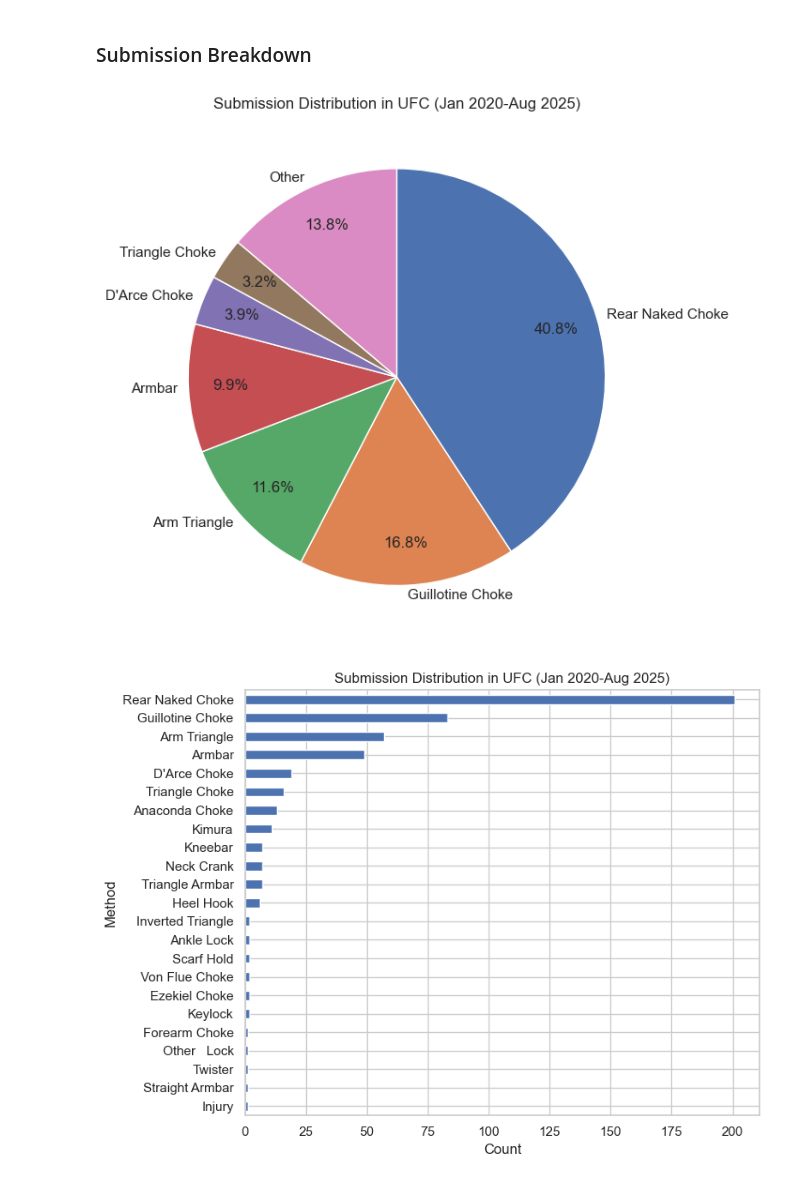
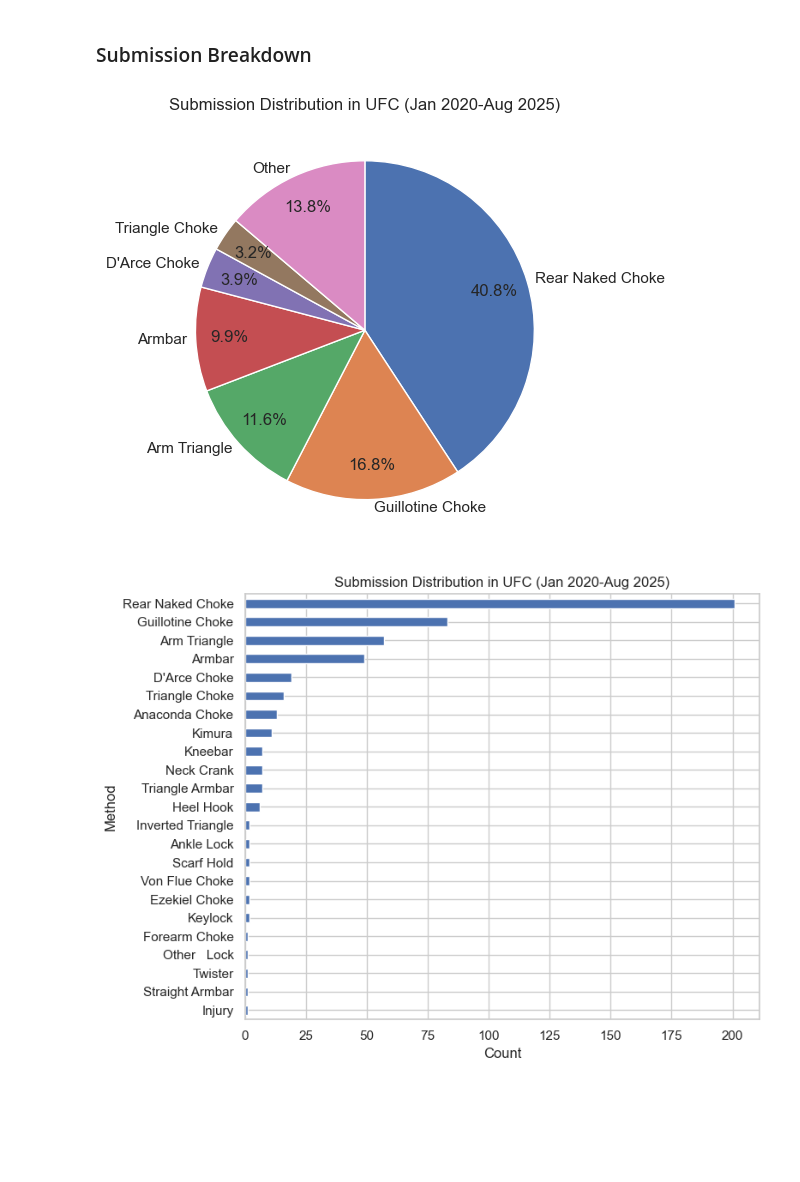
Before and after one commit to kevinxiao-1/UFC-Analysis, a Jupyter notebook: analysis_portfolio.ipynb, the cells around one changed output. Saved outputs shown, nothing was run; the diff lists cells and outputs as text; code cells hidden in the pictures; blank space fills up the shorter version.

```diff
--- a/analysis_portfolio_v2.ipynb
+++ b/analysis_portfolio.ipynb
@@ -228,37 +233,35 @@ labels = (subs
           .str.replace(r"^SUB\s*-\s*", "", regex=True)
           .str.replace("-", " ")
           .str.strip()
           .str.title())
 
 
 counts = labels.value_counts()
 
 # 5) Aggregate small categories to "Other" to reduce crowding
-min_share = 0.03  # 3% threshold; adjust as needed
+min_share = 0.03  # 3%
 share = counts / counts.sum()
 major = counts[share >= min_share]
 other_sum = counts[share < min_share].sum()
 if other_sum:
   counts_plot = pd.concat([major, pd.Series({"Other": other_sum})])
 else:
   counts_plot = major
 
-# Pie chart
-plt.figure(figsize=(7, 7))
 plt.title("Submission Distribution in UFC (Jan 2020-Aug 2025)")
 plt.pie(
   counts_plot.values,
   labels=counts_plot.index,
   autopct="%1.1f%%",
   startangle=90,
   counterclock=False,
   pctdistance=0.8,
   labeldistance=1.05,
 )
 plt.tight_layout()
 plt.show()
 # %% [output]
-[figure, old version]
+[figure, new version]
 # %%
 plt.figure(figsize=(8, 6))
 counts.sort_values().plot(kind="barh")
```
Also changed, not shown: parts of 9 cells of this notebook, 2 other files.
